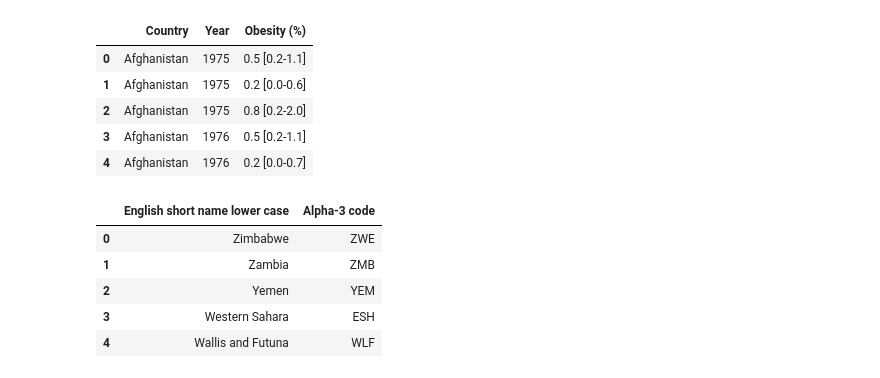
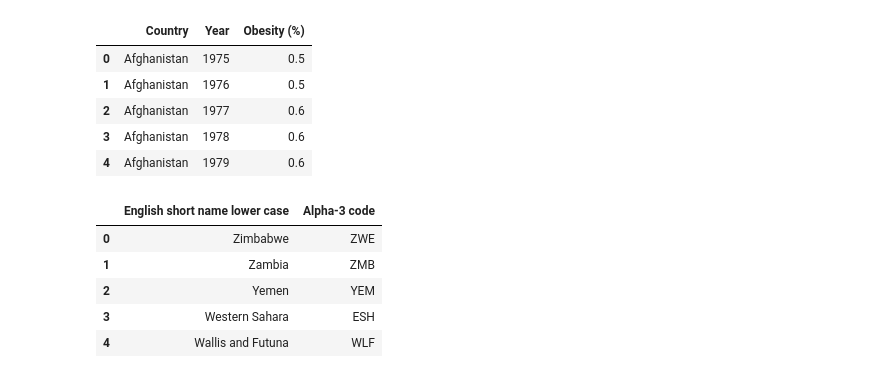
Before and after one commit to Amanda-L/2023INFO574_Final-Project, a Jupyter notebook: Code.ipynb, the cells around one changed output. Drawn from its saved outputs; the diff is of its cells as text; code cells hidden in the pictures.

```diff
--- a/Code.ipynb
+++ b/Code.ipynb
@@ -1,17 +1,25 @@
 # %%
 import pandas as pd
 # 读取肥胖数据
 df_obesity = pd.read_csv('Obesity among adults by country/obesity-cleaned.csv')
+# 删除男女分开的数据，保留both sexs.
+df_obesity = df_obesity[~df_obesity['Sex'].isin(['Male', 'Female'])]
+# 删除第一列（数据集自带的类似index的列）
 df_obesity = df_obesity.drop(df_obesity.columns[0], axis=1)
+# 删除sex列
 df_obesity = df_obesity.drop(df_obesity.columns[3], axis=1)
+# 删除Obesity的[]的部分
+df_obesity['Obesity (%)'] = df_obesity['Obesity (%)'].str.split().str[0]
+# 重新整理index
+df_obesity=df_obesity.reset_index(drop=True)
 df_obesity.head()
 # %% [output]
 |  | Country | Year | Obesity (%) |
-| 0 | Afghanistan | 1975 | 0.5 [0.2-1.1] |
-| 1 | Afghanistan | 1975 | 0.2 [0.0-0.6] |
-| 2 | Afghanistan | 1975 | 0.8 [0.2-2.0] |
-| 3 | Afghanistan | 1976 | 0.5 [0.2-1.1] |
-| 4 | Afghanistan | 1976 | 0.2 [0.0-0.7] |
+| 0 | Afghanistan | 1975 | 0.5 |
+| 1 | Afghanistan | 1976 | 0.5 |
+| 2 | Afghanistan | 1977 | 0.6 |
+| 3 | Afghanistan | 1978 | 0.6 |
+| 4 | Afghanistan | 1979 | 0.6 |
 # %%
 # 读取国家代码表
 df_CountryCode = pd.read_csv('Extra data needed/wikipedia-iso-country-codes.csv')
```
Also changed, not shown: parts of 11 cells of this notebook.
